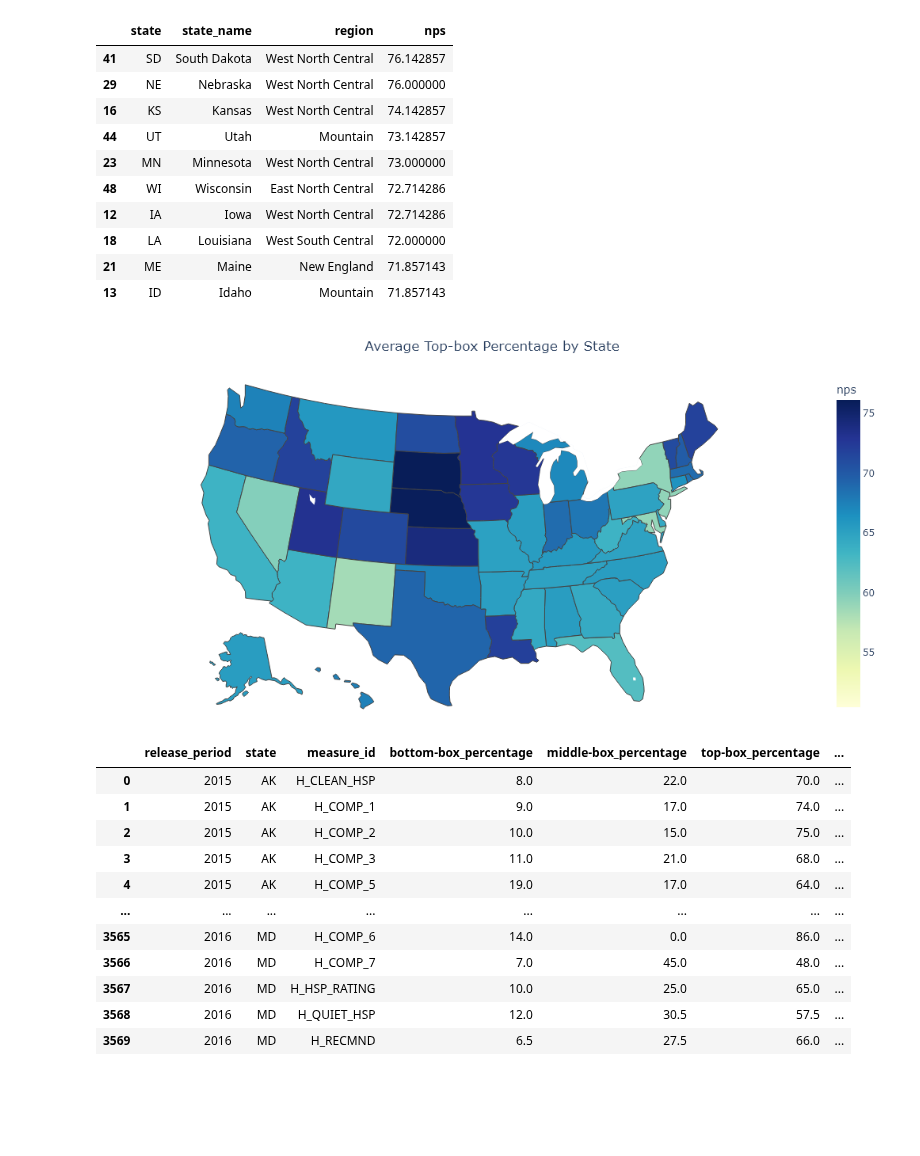
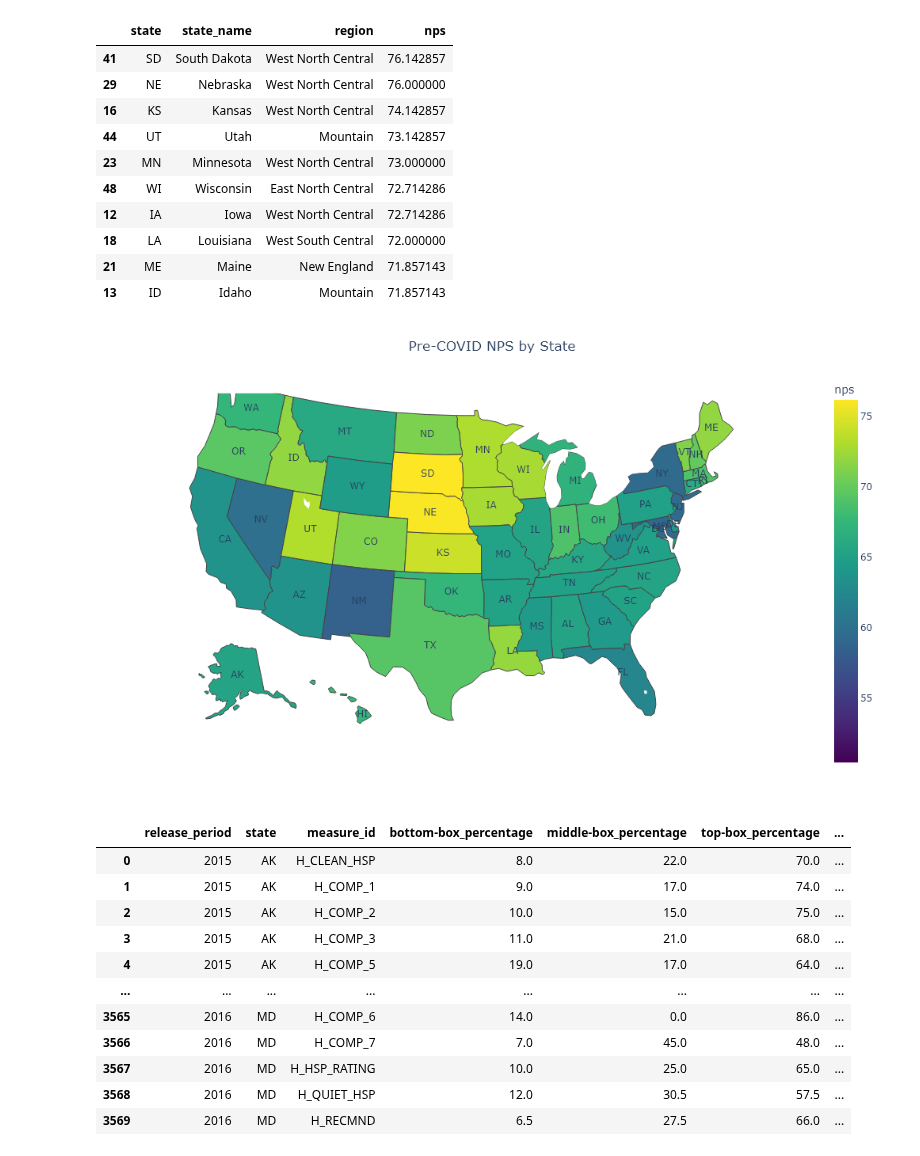
Before and after one commit to andyguo0228/maven_healthcare, a Jupyter notebook: state_level_analysis.ipynb, the cells around one changed output. Cells and saved outputs as stored; diff of their text form; code cells hidden in the pictures; blank space fills up the shorter version.

```diff
--- a/state_level_analysis.ipynb
+++ b/state_level_analysis.ipynb
@@ -62,2 +62,2 @@ AttributeError: Can only use .dt accessor with datetimelike values
 # %%
-pre = pre[pre['measure_id'] == 'H_RECMND']
+pre_nps = pre[pre['measure_id'] == 'H_RECMND']
@@ -80,5 +80,6 @@ pre
 # %%
-pre_nps = pre.groupby(['state', 'state_name', 'region'])['nps'].mean().reset_index()
+pre_nps = pre[pre['measure_id'] == 'H_RECMND']
+pre_nps = pre_nps.groupby(['state', 'state_name', 'region'])['nps'].mean().reset_index()
 pre_nps.sort_values('nps', ascending=False).head(10)
 # %% [output]
 |  | state | state_name | region | nps |
@@ -92,9 +93,58 @@ pre_nps.sort_values('nps', ascending=False).head(10)
 | 18 | LA | Louisiana | West South Central | 72.000000 |
 | 21 | ME | Maine | New England | 71.857143 |
 | 13 | ID | Idaho | Mountain | 71.857143 |
+# %%
+import plotly.io as pio
+pio.renderers.default = "png"
+trace1 = go.Choropleth(
+    locations=pre_nps['state'],
+    z=pre_nps['nps'],
+    locationmode='USA-states',
+    colorscale='Viridis',
+    colorbar_title='nps'
+)
+
+trace2 = go.Scattergeo(
+    locations=pre_nps['state'],
+    locationmode='USA-states',
+    text=pre_nps['state'],
+    mode='text'
+)
+
+data = [trace1, trace2]
+
+layout = go.Layout(
+    geo=dict(
+        scope='usa',
+        showland=True,
+        landcolor="rgb(250, 250, 250)",
+        showsubunits=True,
+        showcountries=True,
+        projection=dict(
+            type='albers usa'
+        ),
+        center=dict(
+            lat=37.0902,  # latitude of US center
+            lon=-95.7129  # longitude of US center
+        ),
+        countrycolor="rgb(255, 255, 255)",
+        countrywidth=1,
+        subunitwidth=1
+    ),
+    title = 'Pre-COVID NPS by State',
+    title_x = 0.5,
+    margin = dict(t=60, b=40, l=40, r=40),
+    width=1000,
+    height=600
+)
+
+usmap = go.Figure(data=data, layout=layout)
+usmap.show()
+# %% [output]
+[figure, added]
 # %%
 # Plot average top-box percentage by state
-fig = px.choropleth(pre_nps,
+trace1 = px.choropleth(pre_nps,
                     color='nps',
                     locations='state',
                     locationmode='USA-states',
@@ -102,13 +152,16 @@ fig = px.choropleth(pre_nps,
                     color_continuous_scale='YlGnBu',
                     width=1000,
                     height=500)
-fig.update_layout(title_text='Average Top-box Percentage by State', title_x=0.5, margin={"r":10,"t":60,"l":10,"b":10})
+# fig.update_layout(title_text='Average Top-box Percentage by State', title_x=0.5, margin={"r":10,"t":60,"l":10,"b":10})
 
+trace2 = go.Scattergeo(locations=pre_nps['state'],
+                       locationmode='USA-states',
+                       text=pre_nps['state'],
+                       mode='text')
+data = [trace1, trace2]
+usmap = go.Figure(data=data)
 
-
-fig.show(renderer='png')
+usmap
-# %% [output]
-[figure, removed]
 # %%
 pre2 = pre.
 # %% [output]
```
Also changed, not shown: parts of 4 cells of this notebook.
